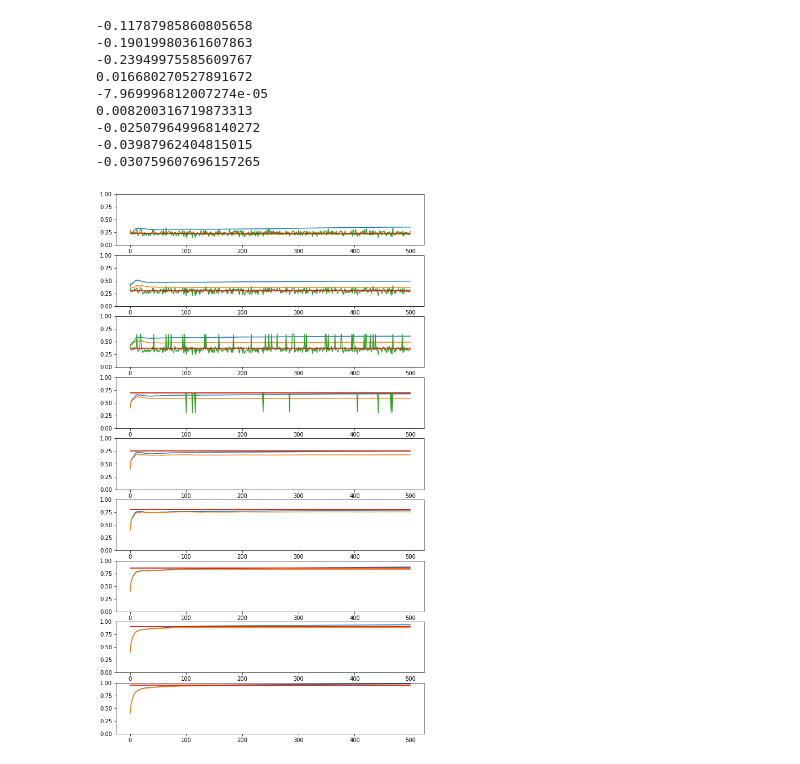
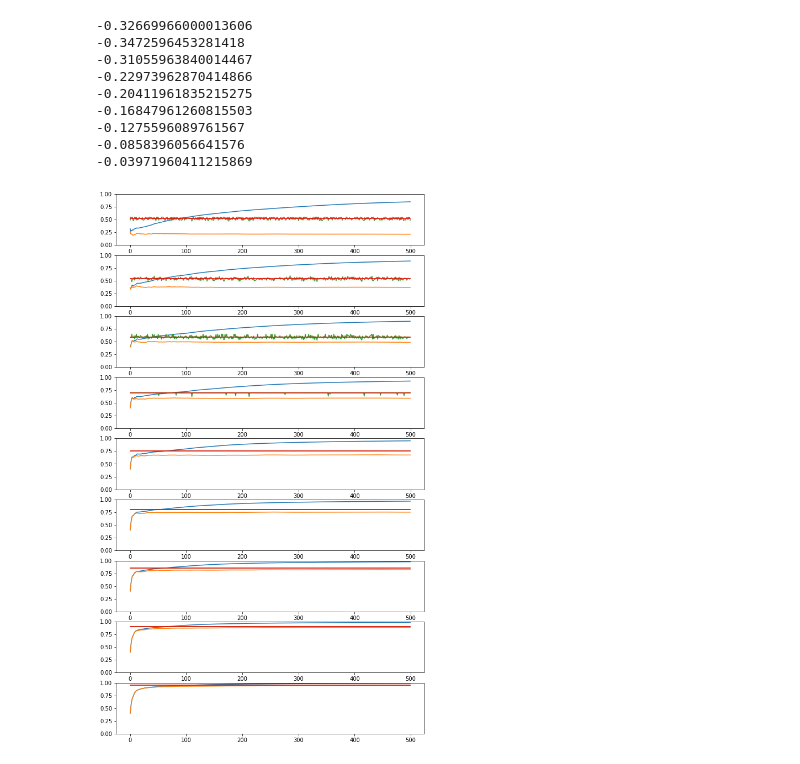
Before and after one commit to Liyunfan1998/CDN-simulation, a Jupyter notebook: Cocktail/未命名.ipynb, the cells around one changed output. Saved outputs shown, nothing was run; the diff lists cells and outputs as text; code cells hidden in the pictures.

```diff
--- a/Cocktail/未命名.ipynb
+++ b/Cocktail/未命名.ipynb
@@ -26,6 +26,7 @@ class CocktailModel:
         construct a cocktail model based on the given request pattern in a fixed period of time
         """
         self.cacheSize = cacheSize
+        self.period = len(trace_in_period)
         self.history_freq_dict = {}
         self.history_importance = history_importance
         self.bartending_cocktail(trace_in_period)
@@ -52,30 +53,33 @@ class CocktailModel:
         return 0  # None
 
     def bartending_cocktail(self, trace_in_period):
+        self.trace_in_period = trace_in_period
         self.period_freq_dict = freq_dict = count_freq(trace_in_period)
         self.moving_average_for_freq(freq_dict, self.history_freq_dict)
         self.bucket = cluster_by_freq(self.history_freq_dict)
         self.surface_level_freq = self.featCacheSize()
 
-    def calculate_hitrate_theo(self, distribution='absolute order', params=None):
+    def calculate_hitrate_theo(self, distribution='sim', params=None):
         """
         provide a quick formula for calculation of hit rate
         """
-        self.req_count += 50
+        self.req_count += self.period
         if distribution == 'absolute order':
             if not self.surface_level_freq:
                 miss = 0
+                print("not surface_level_freq")
             else:
                 miss = len([k for k, v in self.period_freq_dict.items() if v == self.surface_level_freq])
-            self.history_hit_rate = 0.5 * (self.history_hit_rate + (1 - miss / 50))  # serious bug
+            self.history_hit_rate = 0.5 * (self.history_hit_rate + (1 - miss / self.period))  # serious bug
             return self.history_hit_rate
         elif distribution == 'sim':
             if not self.surface_level_freq:
-                miss = 0  # should be the prob that the requested item is in cache * 50
+                miss = 0  # should be the prob that the requested item is in cache * self.period
+                print("not surface_level_freq")
             else:
                 # miss = len([k for k, v in self.period_freq_dict.items() if v <= self.surface_level_freq])
                 losers = [k for k, v in self.period_freq_dict.items() if v <= self.surface_level_freq]
-                miss = sum([int(i in losers) for i in period_trace])
+                miss = sum([int(i in losers) for i in self.trace_in_period])
             self.history_miss += miss
             self.history_hit_rate = 1 - self.history_miss / self.req_count
             return self.history_hit_rate
@@ -99,9 +103,11 @@ class RealCache:
 
     def handle_request(self, req):
         if self.cache._has(req):
+#             print(req,'hit', self.cache.keys())
             self.hit += 1
         else:
             self.cache._add(req, 1)
+#             print(req,'miss', self.cache.keys())
             self.miss += 1
 
     def hit_rate(self, trace):
@@ -116,7 +122,7 @@ class RealCache:
 # plt.ion()
 num_stages = 500
 file_range = 100
-traceGenerator = TraceGenerator(50)
+traceGenerator = TraceGenerator()
 trace = [traceGenerator.generate_zipf(n=file_range, alpha=0.7, num_samples=50) for i in range(num_stages)]
 plt.figure(figsize=(10, 20))
 
@@ -146,40 +152,40 @@ for cache_Size in range(10, 100, 10):
     last_cocktail = None
     cocktails = None
     kth_level = []
 
     for period_trace in trace:
         cocktail = CocktailModel(period_trace, cache_Size, globle_file_range=file_range)  # if zipf
         global_plot_record['lfu'].append(real_cache_lfu.hit_rate(period_trace))
         global_plot_record['lru'].append(real_cache_lru.hit_rate(period_trace))
         cocktail.bartending_cocktail(period_trace)
         global_plot_record['cocktail'].append(cocktail.calculate_hitrate_theo())
         kth_level.append(cocktail.surface_level_freq)
 
     # print('cache_Size:', cache_Size, global_plot_record['cocktail'])
     # print('bucket', cocktail.bucket)
     # print('kth_level', kth_level)
     # print([i for i in zip(global_plot_record['cocktail'], kth_level)])
 
 #     plt.subplot(16, 1, (cache_Size-8) // 2)
     plt.subplot(10, 1, cache_Size // 10)
     for i in global_plot_record:
         plt.plot(global_plot_record[i])
     m = mean(global_plot_record['cocktail'])
     plt.ylim(0, 1)
     print(m - global_plot_record['lfu'][-1])
     plt.plot([0, 499], [m, m], c='r')
     # plt.pause(3)
     # gc.collect()
 # plt.ioff()
 plt.show()
 # %% [output]
--0.11787985860805658
--0.19019980361607863
--0.23949975585609767
-0.016680270527891672
--7.969996812007274e-05
-0.008200316719873313
--0.025079649968140272
--0.03987962404815015
--0.030759607696157265
+-0.32669966000013606
+-0.3472596453281418
+-0.31055963840014467
+-0.22973962870414866
+-0.20411961835215275
+-0.16847961260815503
+-0.1275596089761567
+-0.0858396056641576
+-0.03971960411215869
-[figure, old version]
+[figure, new version]
```
Also changed, not shown: parts of 19 cells of this notebook, 6 other files.
